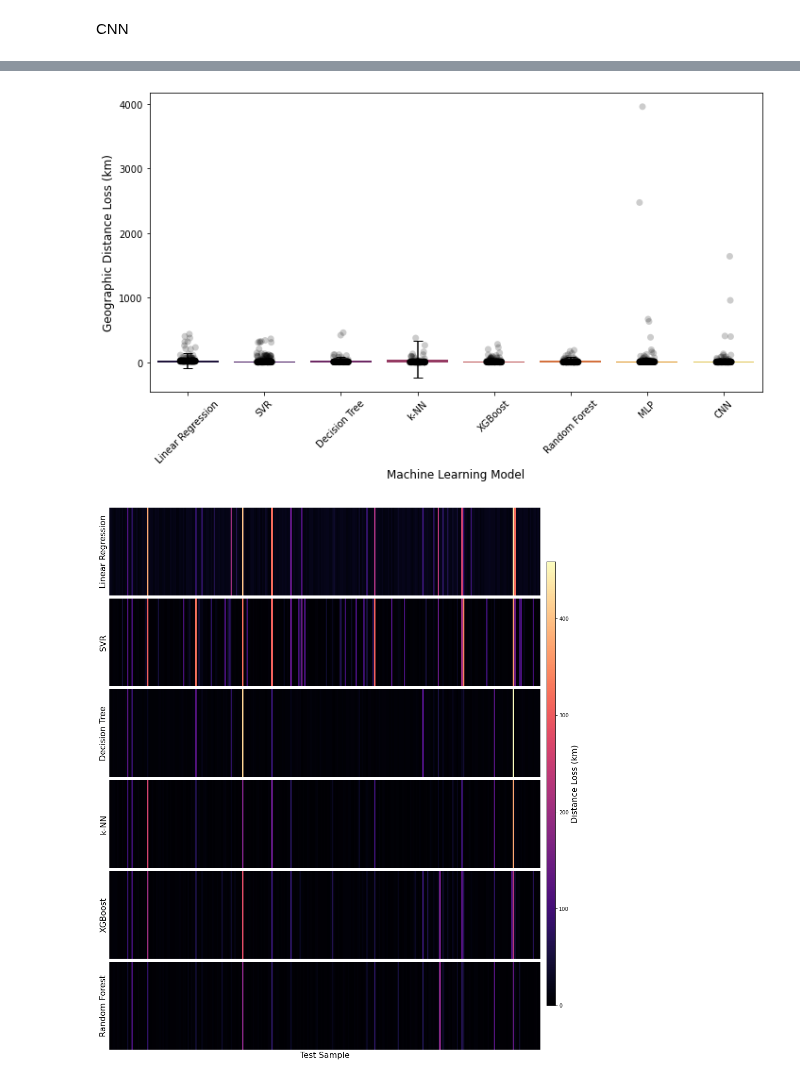
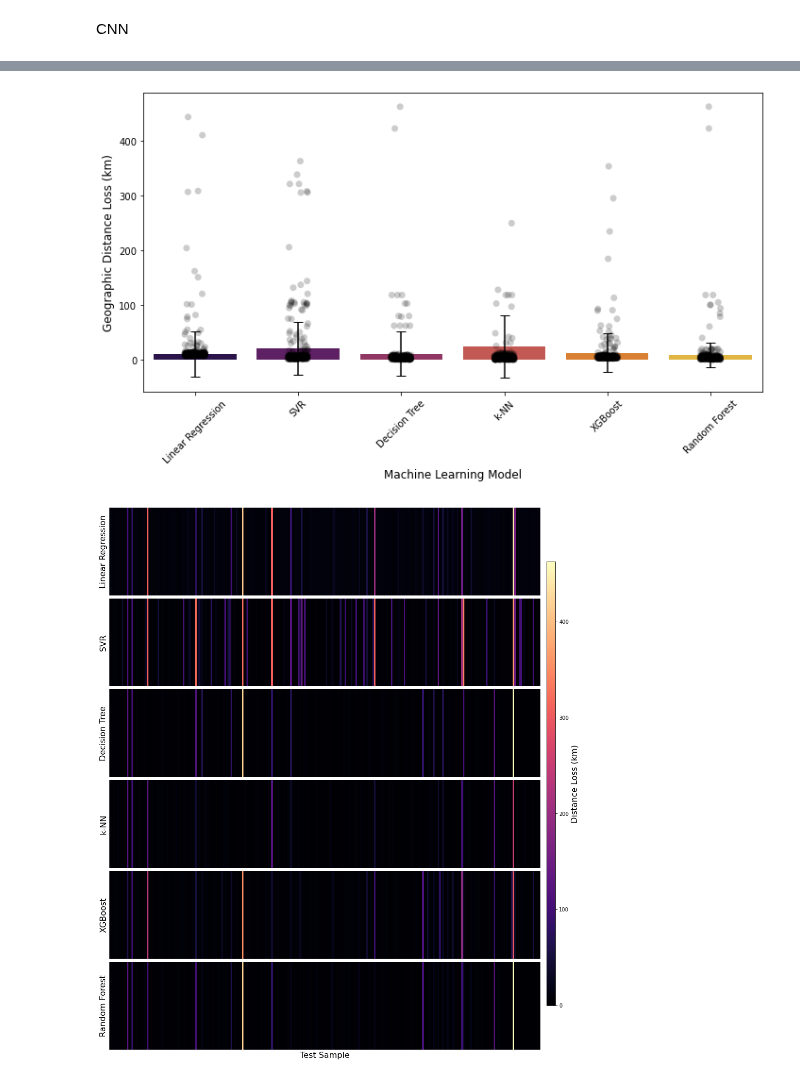
Before and after one commit to hayesrebecca/pollenGeolocation, a Jupyter notebook: 2_modelComparisons.ipynb, the cells around one changed output, grey strips where cells are left out. Cells and saved outputs as stored; diff of their text form; code cells hidden in the pictures.

```diff
--- a/2_modelComparisons.ipynb
+++ b/2_modelComparisons.ipynb
@@ -284,5 +284,5 @@ plot_test_preds(y_test, preds_xg, sc_y, "XGBoost", ax=ax)
 # %%
-tune_XG = False
+tune_XG = True
 
 if tune_XG == True:
     # hyperparam tuning for xgboost
@@ -480,12 +470,11 @@ data = {
              ["Decision Tree"] * len(distances_DTR) +
              ["k-NN"] * len(distances_KNR) +
              ["XGBoost"] * len(distances_XG) +
-             ["Random Forest"] * len(distances_RF) +
-             ["MLP"] * len(distances_MLP) +
-             ["CNN"] * len(distances_CNN),
+             ["Random Forest"] * len(distances_RF),
+             #["CNN"] * len(distances_CNN),
     "distance_loss": distances_LR + distances_SVR + distances_DTR + distances_KNR + distances_XG +
-                     distances_RF + distances_MLP + distances_CNN,
-    "distance_std": se_distance_LR + se_distance_SVR + se_distance_DTR + se_distance_KNR + se_distance_XG + se_distance_RF + se_distance_MLP + se_distance_CNN
+                     distances_RF, #+ distances_CNN,
+    "distance_std": se_distance_LR + se_distance_SVR + se_distance_DTR + se_distance_KNR + se_distance_XG + se_distance_RF #+ se_distance_CNN
 }
 
 df = pd.DataFrame(data)
@@ -508,34 +497,34 @@ df = pd.DataFrame(data)
 # Compute means and standard deviations
 summary_stats = df.groupby("model")["distance_loss"].agg(mean="mean", std="std").reset_index()
 
 # Create the bar chart
 plt.figure(figsize=(10, 6))
 sns.barplot(data=summary_stats, x="model", y="mean", palette="inferno", ci=None)
 
 # Add custom error bars for standard deviation
 plt.errorbar(
     x=range(len(summary_stats)),  # X-coordinates of bars
     y=summary_stats["mean"],  # Mean values
     yerr=summary_stats["std"],  # Standard deviations
     fmt="none",  # No markers for the error bars
     c="black",  # Color of error bars
     capsize=5,  # Length of the caps on the error bars
 )
 
 # Overlay individual data points for clarity
 sns.stripplot(data=df, x="model", y="distance_loss", color="black", size=7, jitter=True, alpha=0.2)
 
 
 # Add labels and title
 plt.xlabel("Machine Learning Model", fontsize=12)
 plt.ylabel("Geographic Distance Loss (km)", fontsize=12)
 plt.xticks(rotation=45)
 plt.tight_layout()
 
 # Show the plot
 plt.show()
 # %% [output]
-[figure, old version]
+[figure, new version]
 # %%
 #TODO figure out which unique IDs are the ones that are far outliers and consider dropping, otherwise will need to rescale to include the deep learning models
 # %%
@@ -572,15 +561,18 @@ for ax, (model_name, data) in zip(axes, df_models):
 
 # Add the shared colorbar
 sm = plt.cm.ScalarMappable(cmap="magma", norm=plt.Normalize(vmin=vmin, vmax=vmax))
-cbar = fig.colorbar(sm, cax=cbar_ax)
+cbar = fig.colorbar(sm, cax=cbar_ax, orientation='vertical')
 cbar.set_label('Distance Loss (km)', fontsize=16)
 
 # Add a common X-axis label
 axes[-1].set_xlabel("Test Sample", fontsize=16)
 
+# Save the plot as a PDF (make sure to do this after plt.show() or tight_layout)
+plt.savefig("../pollenGeolocation_saved/figs/sample_compare_all_mods.pdf", format="pdf", bbox_inches="tight")
+
 plt.show()
 # %% [output]
-[figure, old version]
+[figure, new version]
 # %%
 # plot real vs predicted scatterplots for each model
 
```
Also changed, not shown: parts of 15 cells of this notebook.
